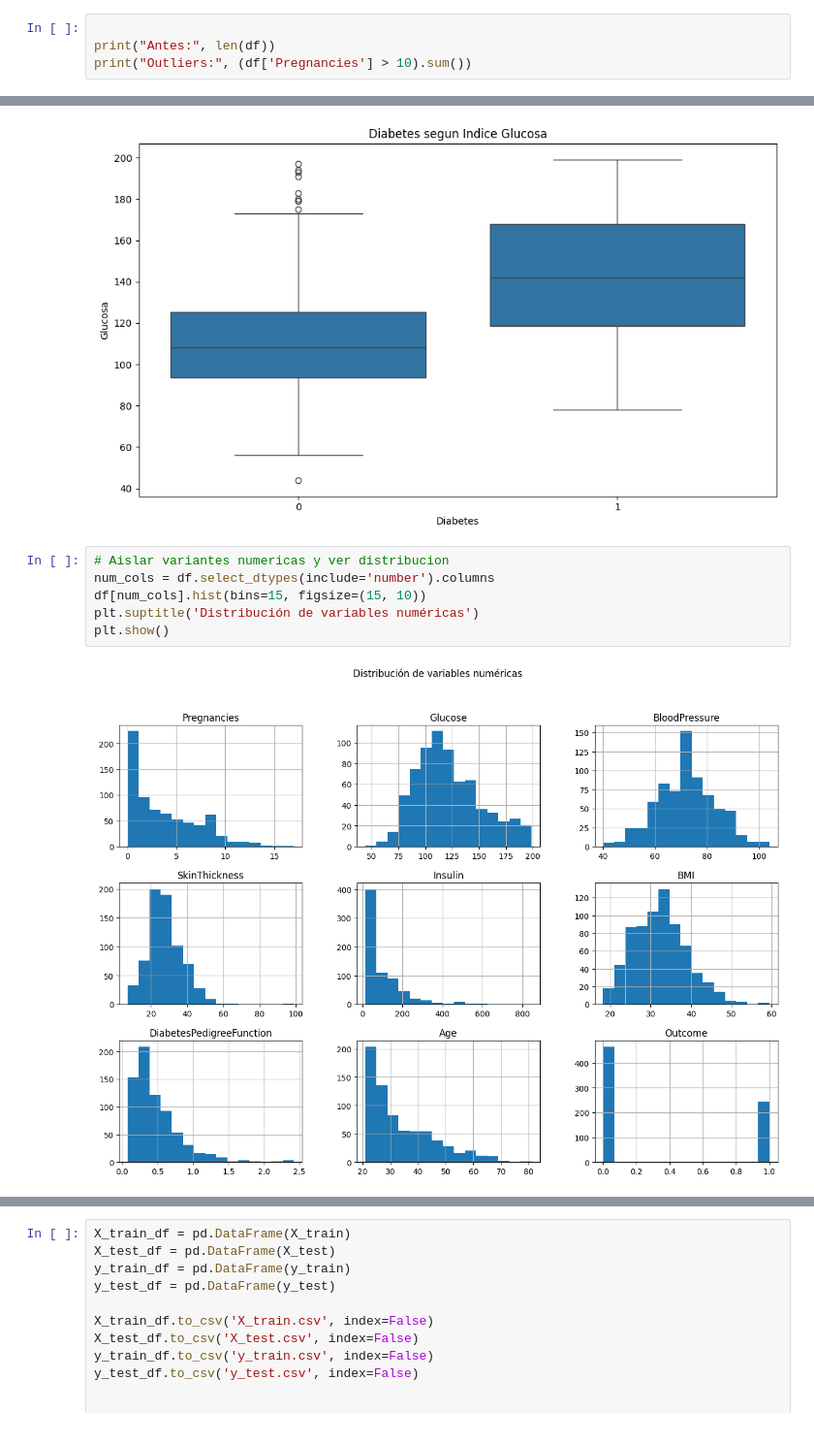
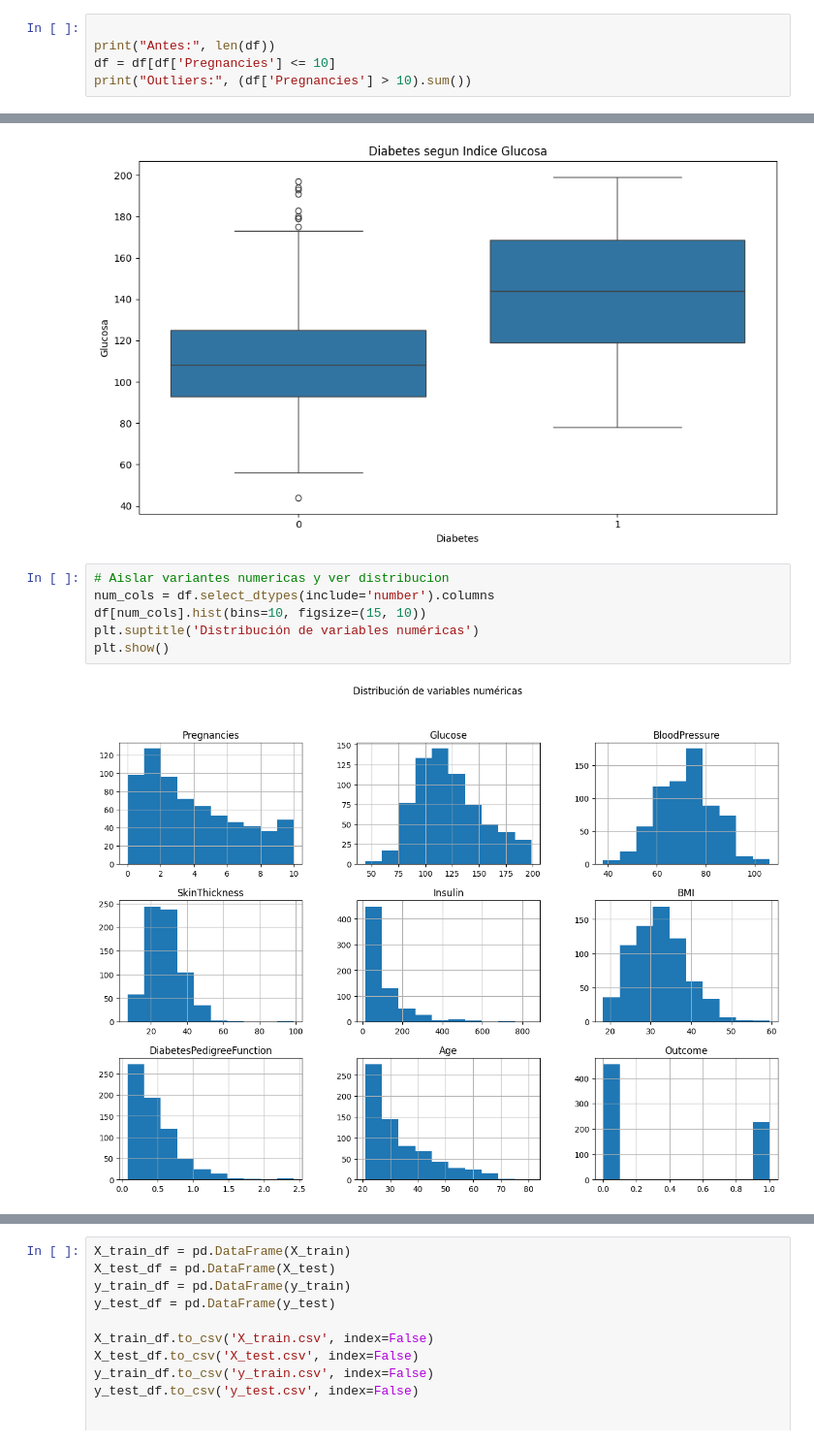
Before and after one commit to agumarquez10/agumarquez-proyecto-de-rbol-de-decisi-n, a Jupyter notebook: src/explore.ipynb, the cells around one changed output, grey strips where cells are left out. Shown: that part at 97% size. Drawn from its saved outputs; the diff is of its cells as text.

```diff
--- a/src/explore.ipynb
+++ b/src/explore.ipynb
@@ -145,6 +146,7 @@ Después: 752
 # %%
 
 print("Antes:", len(df))
+df = df[df['Pregnancies'] <= 10]
 print("Outliers:", (df['Pregnancies'] > 10).sum())
 # %% [output]
 Antes: 752
@@ -207,11 +213,11 @@ plt.show()
 # %%
 # Aislar variantes numericas y ver distribucion
 num_cols = df.select_dtypes(include='number').columns
-df[num_cols].hist(bins=15, figsize=(15, 10))
+df[num_cols].hist(bins=10, figsize=(15, 10))
 plt.suptitle('Distribución de variables numéricas')
 plt.show()
 # %% [output]
-[figure, old version]
+[figure, new version]
 # %%
 
 sns.countplot(x='Pregnancies', data=df)
```
Also changed, not shown: parts of 17 cells of this notebook, 6 other files.
